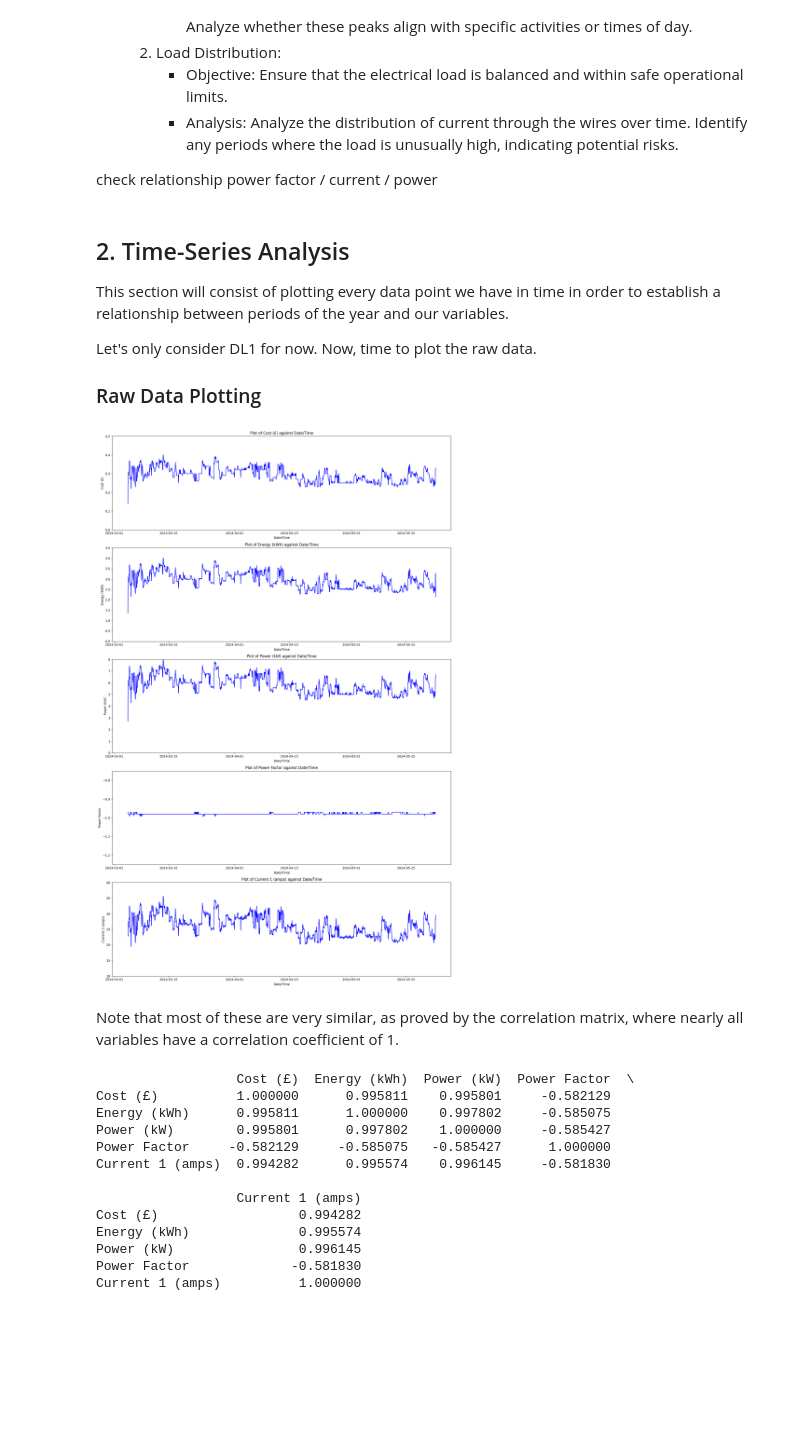
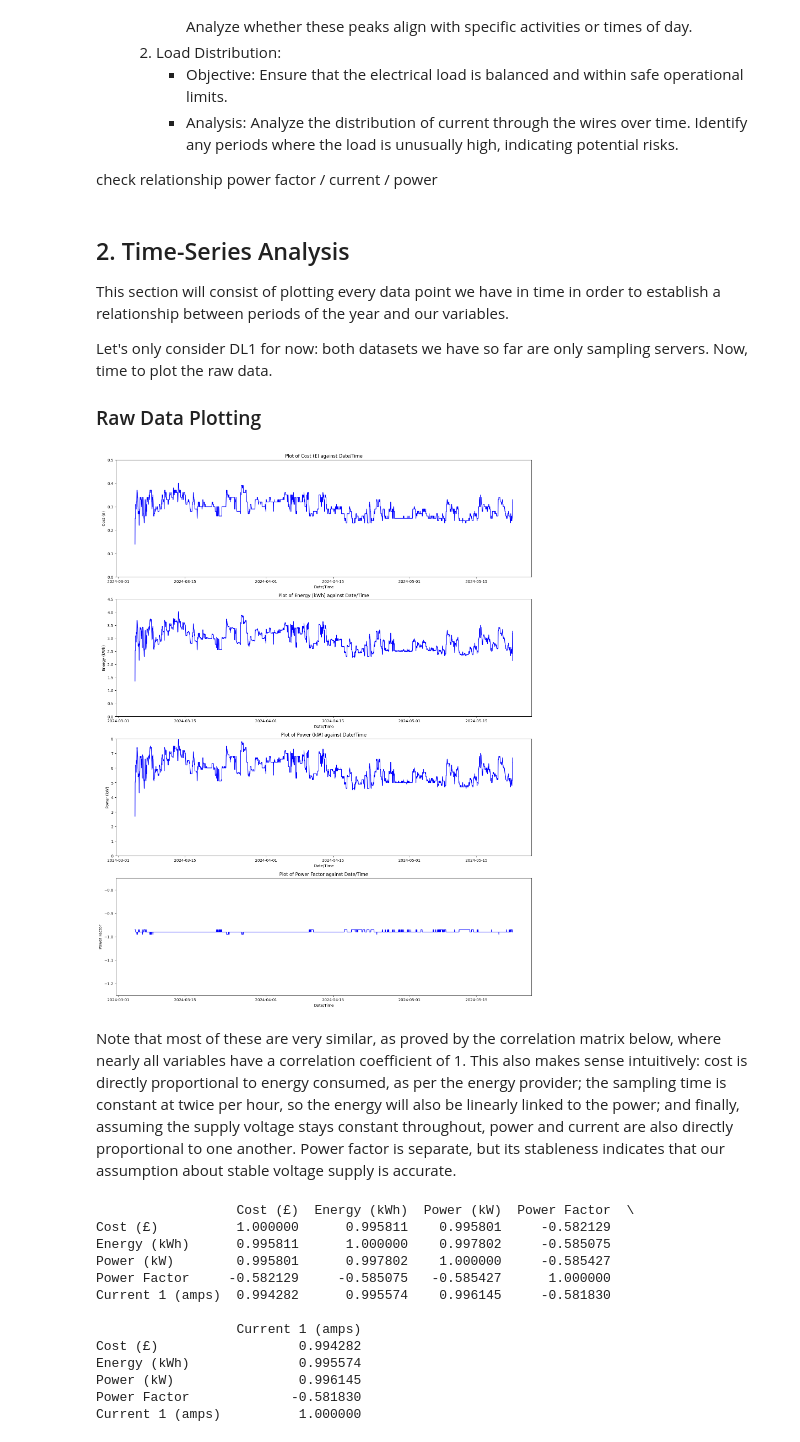
Before and after one commit to ogahector/power_analysis_eeedept, a Jupyter notebook: src/main.ipynb, the cells around one changed output. Saved outputs shown, nothing was run; the diff lists cells and outputs as text; code cells hidden in the pictures; blank space fills up the shorter version.

```diff
--- a/src/main.ipynb
+++ b/src/main.ipynb
@@ -52,33 +53,34 @@ check relationship power factor / current / power
 ## 2. Time-Series Analysis
 This section will consist of plotting every data point we have in time in order to establish a relationship between periods of the year and our variables.
 
-Let's only consider DL1 for now. Now, time to plot the raw data.
+Let's only consider DL1 for now: both datasets we have so far are only sampling servers. Now, time to plot the raw data.
 ### Raw Data Plotting
 # %%
 plt.figure(figsize=(16, 5*5))
 
 headers = dl1.columns.values.tolist()
-
-for i in range(1, len(headers)):
+i = 0
+for i in range(1, 5):
     match i:
         case 1: vertical_limits = (0, 0.5)
         case 2: vertical_limits = (0, 4.5)
         case 3: vertical_limits = (0, 8)
         case 4: vertical_limits = (-1.25, -0.75)
         case 5: vertical_limits = (10, 40)
     plt.subplot(5, 1, i)
     plt.plot(dl1["Date/Time"], dl1[headers[i]], color='b')
     plt.ylim(vertical_limits)
     plt.xlabel("Date/Time")
     plt.ylabel(headers[i])
     plt.title("Plot of " + headers[i] + " against Date/Time")
 
 plt.tight_layout()
 plt.show()
 # %% [output]
-[figure, old version]
+[figure, new version]
-# %% [markdown]
-Note that most of these are very similar, as proved by the correlation matrix, where nearly all variables have a correlation coefficient of 1.
+# %% [markdown]
+Note that most of these are very similar, as proved by the correlation matrix below, where nearly all variables have a correlation coefficient of 1.
+This also makes sense intuitively: cost is directly proportional to energy consumed, as per the energy provider; the sampling time is constant at twice per hour, so the energy will also be linearly linked to the power; and finally, assuming the supply voltage stays constant throughout, power and current are also directly proportional to one another. Power factor is separate, but its stableness indicates that our assumption about stable voltage supply is accurate.
 # %%
 print(dl1.drop(columns=["Date/Time"]).corr())
 # %% [output]
```
Also changed, not shown: parts of 16 cells of this notebook.
